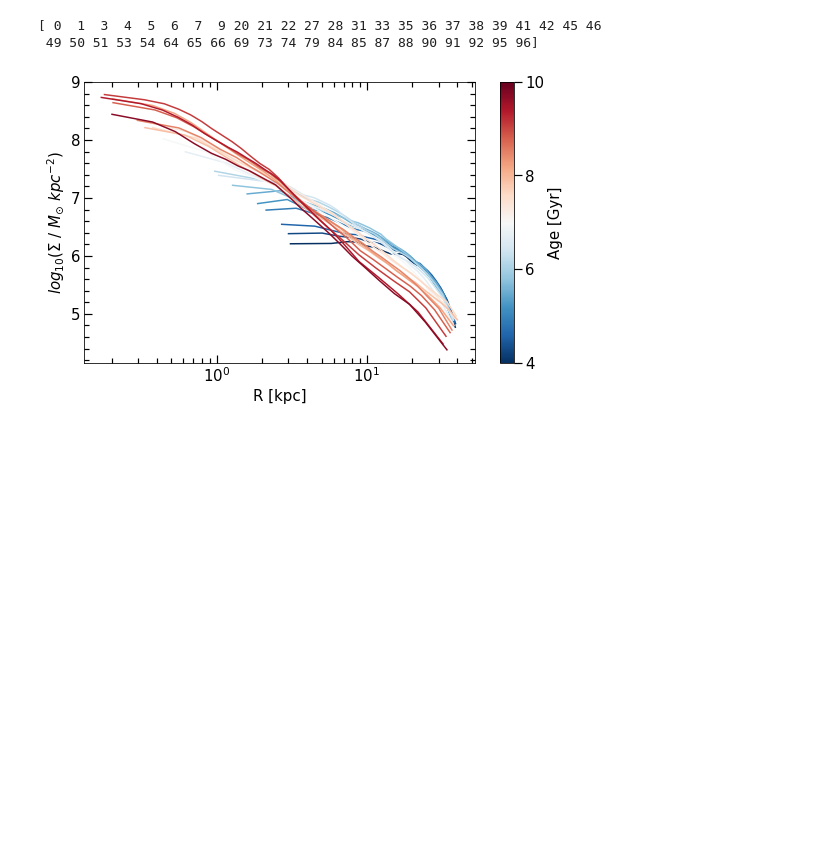
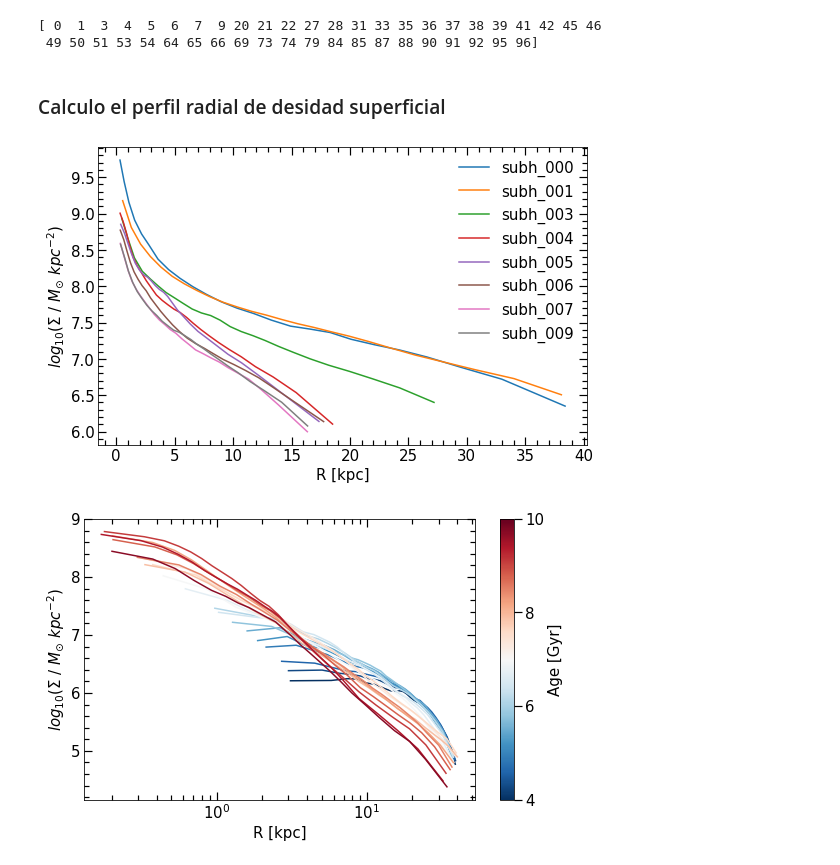
Before and after one commit to ornemarioni/gradients, a Jupyter notebook: programs/surface_density.ipynb, the cells around one changed output. Drawn from its saved outputs; the diff is of its cells as text; code cells hidden in the pictures; blank space fills up the shorter version.

```diff
--- a/programs/surface_density.ipynb
+++ b/programs/surface_density.ipynb
@@ -21,3 +15,5 @@ import density
+# %% [markdown]
+### Calculo el perfil radial de desidad superficial
 # %%
 import matplotlib.pyplot as plt
 import h5py
@@ -25,6 +21,7 @@ import rotation_mio as rot
 import numpy as np
 import time_conversion as time
 import bines2 as bines
+import density
 
 fig, ax = plt.subplots(nrows=1, ncols=1, figsize=(8,5))# sharey=True, sharex=True)
 #                        gridspec_kw = {'height_ratios':[3,1,3,1]})
@@ -48,21 +45,21 @@ for j in subh_ind[:8]:
 
     sft  = snap['/Str/FormationTime'][()]
 
-    aa,  = np.where(sft>0)
-    age  = time.conv2(sft[aa], h, Om_L, Om_M)
-    age  = np.nanmax(age) - age
+    amask, = np.where(sft>0) #aca puede haber particulas con age<0, esas no son estrellas son gas cells.
+    ages = time.conv2(sft[amask], h, Om_L, Om_M) #transformo el tiempo de formacion de factor de escala a Gyr
+    age  = np.max(ages) - ages #lo resto asi saco la edad de las particulas (inverso al tiempo de form)
 
-    xstr = pstr[aa,0]*aexp/h
-    ystr = pstr[aa,1]*aexp/h
-    zstr = pstr[aa,2]*aexp/h
+    xstr = pstr[amask,0]*aexp/h
+    ystr = pstr[amask,1]*aexp/h
+    zstr = pstr[amask,2]*aexp/h
     rstr = np.sqrt(xstr**2+ystr**2+zstr**2)
 
-    v_x = vstr[aa,0] *np.sqrt(aexp)
-    v_y = vstr[aa,1] *np.sqrt(aexp)
-    v_z = vstr[aa,2] *np.sqrt(aexp)
+    v_x = vstr[amask,0] *np.sqrt(aexp)
+    v_y = vstr[amask,1] *np.sqrt(aexp)
+    v_z = vstr[amask,2] *np.sqrt(aexp)
 
     #----------------------masas----------------------------
-    mstr = mstr[aa]/h
+    mstr = mstr[amask]*1e10/h
 
     veloc,=np.where(rstr < 3)
 
@@ -76,35 +73,38 @@ for j in subh_ind[:8]:
     vz = v_z - vzcm
 
     e1x,e2x,e3x,e1y,e2y,e3y,e1z,e2z,e3z = rot.rot1(mstr,xstr,ystr,zstr,vx,vy,vz,5)
 
     xn  = e1x*xstr + e1y*ystr + e1z*zstr
     yn  = e2x*xstr + e2y*ystr + e2z*zstr
     zn  = e3x*xstr + e3y*ystr + e3z*zstr
     vxn = e1x*vx + e1y*vy + e1z*vz
     vyn = e2x*vx + e2y*vy + e2z*vz
     vzn = e3x*vx + e3y*vy + e3z*vz
 
     rn = np.sqrt(xn**2 + yn**2 + zn**2 )
 
     limit, = np.where(rn < 0.15*R200 )
 
     R = np.sqrt(xn[limit]**2+yn[limit]**2)
 
     nbin = 25
-    den = density.surf_density(R,mstr[limit]*1e10,nbin)
+    den = density.surf_density(R,mstr[limit],nbin)
 
     ax.plot(den[1],np.log10(den[0]), ls='-', label='subh_'+str('%03d'%j))
 
 ax.minorticks_on()
 ax.tick_params( labelsize=15)
 ax.tick_params('both', length=5, width=1.2,which='minor', direction='in', right='on',top='on')
 ax.tick_params('both', length=8, width=1.2,which='major', direction='in', right='on',top='on')
 # ax.set_xlim(0,14)
 ax.set_ylabel('$log_{10}$($\Sigma$ / $M_{\odot}$ $kpc^{-2}$)',fontsize=15)
 ax.set_xlabel('R [kpc]',fontsize=15)
 ax.legend(fontsize=15,frameon=False)
 
-# fig.savefig('../_imagenes/surf_density.png',dpi=100, xxbox_inches='tight')
+plt.show()
+fig.savefig('../_imagenes/surf_density.png',dpi=100, xxbox_inches='tight')
+# %% [output]
+[figure, added]
 # %%
 import matplotlib.pyplot as plt
 import h5py
```
Also changed, not shown: parts of 17 cells of this notebook, 5 other files.
